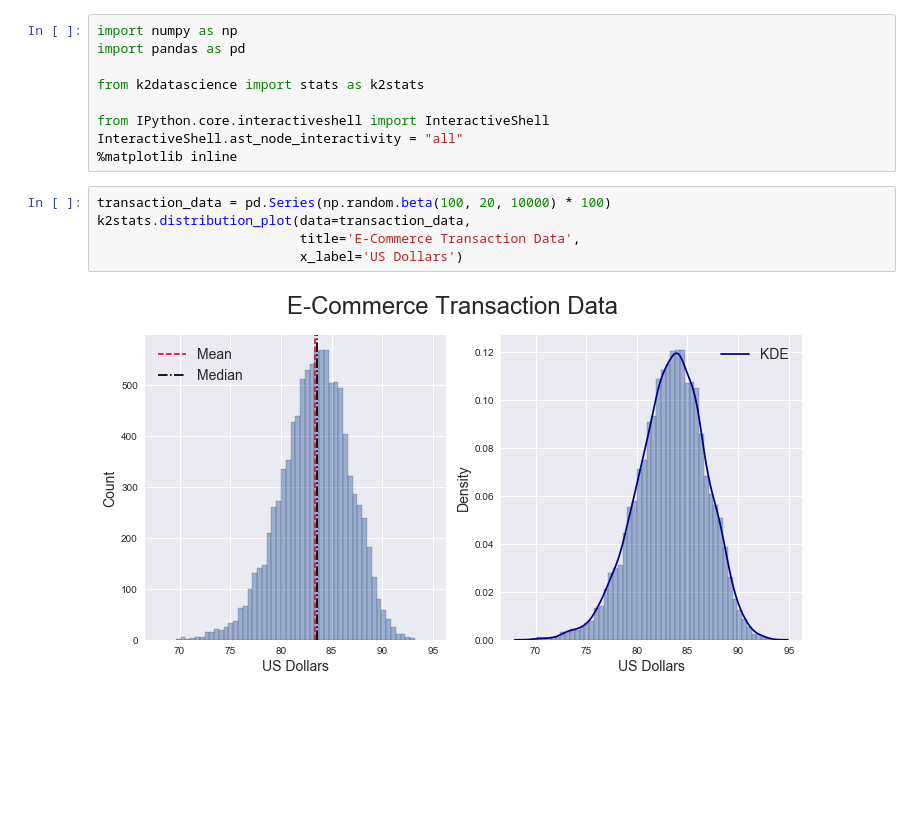
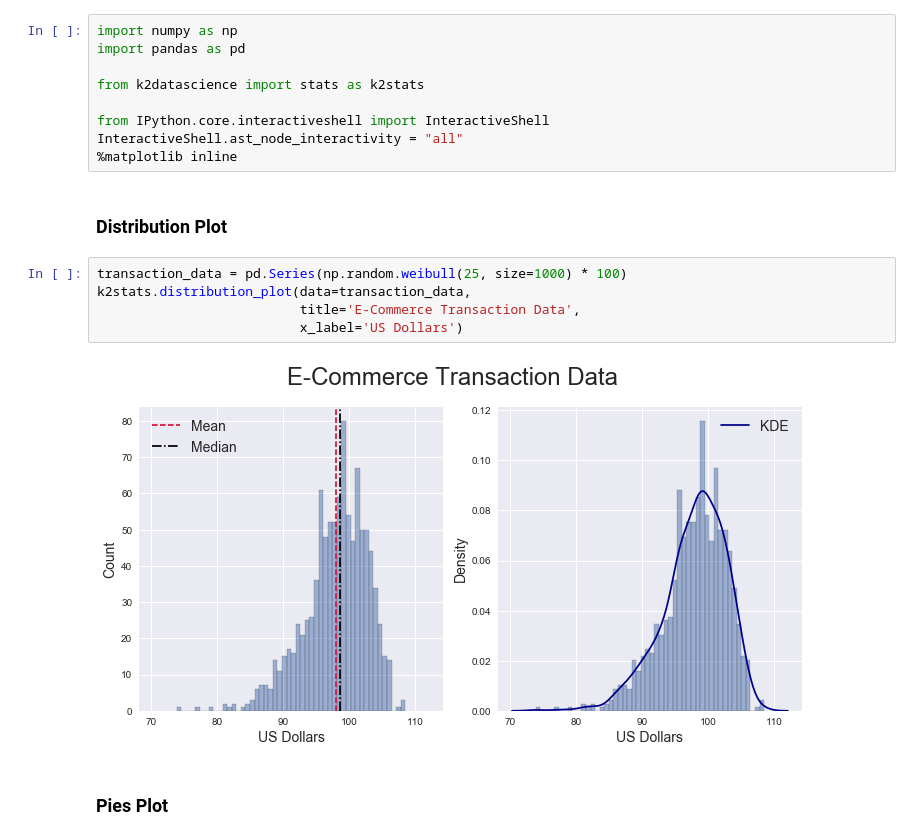
Before and after one commit to TimothyHelton/k2datascience, a Jupyter notebook: notebooks/Statistics Module Examples.ipynb, the cells around one changed output. Drawn from its saved outputs; the diff is of its cells as text; blank space fills up the shorter version.

```diff
--- a/notebooks/Statistics Module Examples.ipynb
+++ b/notebooks/Statistics Module Examples.ipynb
@@ -13,10 +13,14 @@ from k2datascience import stats as k2stats
 from IPython.core.interactiveshell import InteractiveShell
 InteractiveShell.ast_node_interactivity = "all"
 %matplotlib inline
+# %% [markdown]
+### Distribution Plot
 # %%
-transaction_data = pd.Series(np.random.beta(100, 20, 10000) * 100)
+transaction_data = pd.Series(np.random.weibull(25, size=1000) * 100)
 k2stats.distribution_plot(data=transaction_data,
                           title='E-Commerce Transaction Data',
                           x_label='US Dollars')
 # %% [output]
-[figure, old version]
+[figure, new version]
+# %% [markdown]
+### Pies Plot
```
Also changed, not shown: parts of 2 cells of this notebook, 2 other files.
